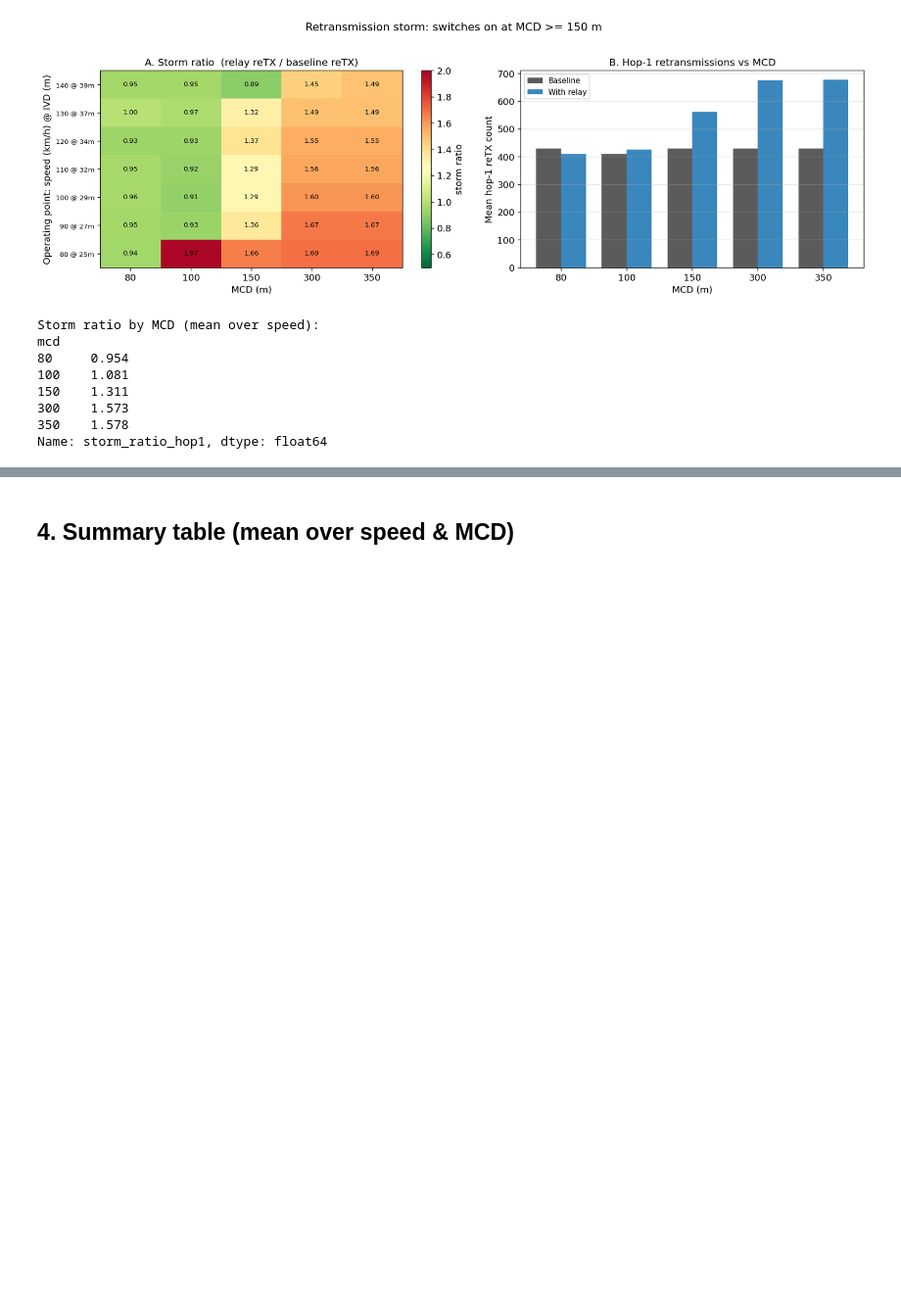
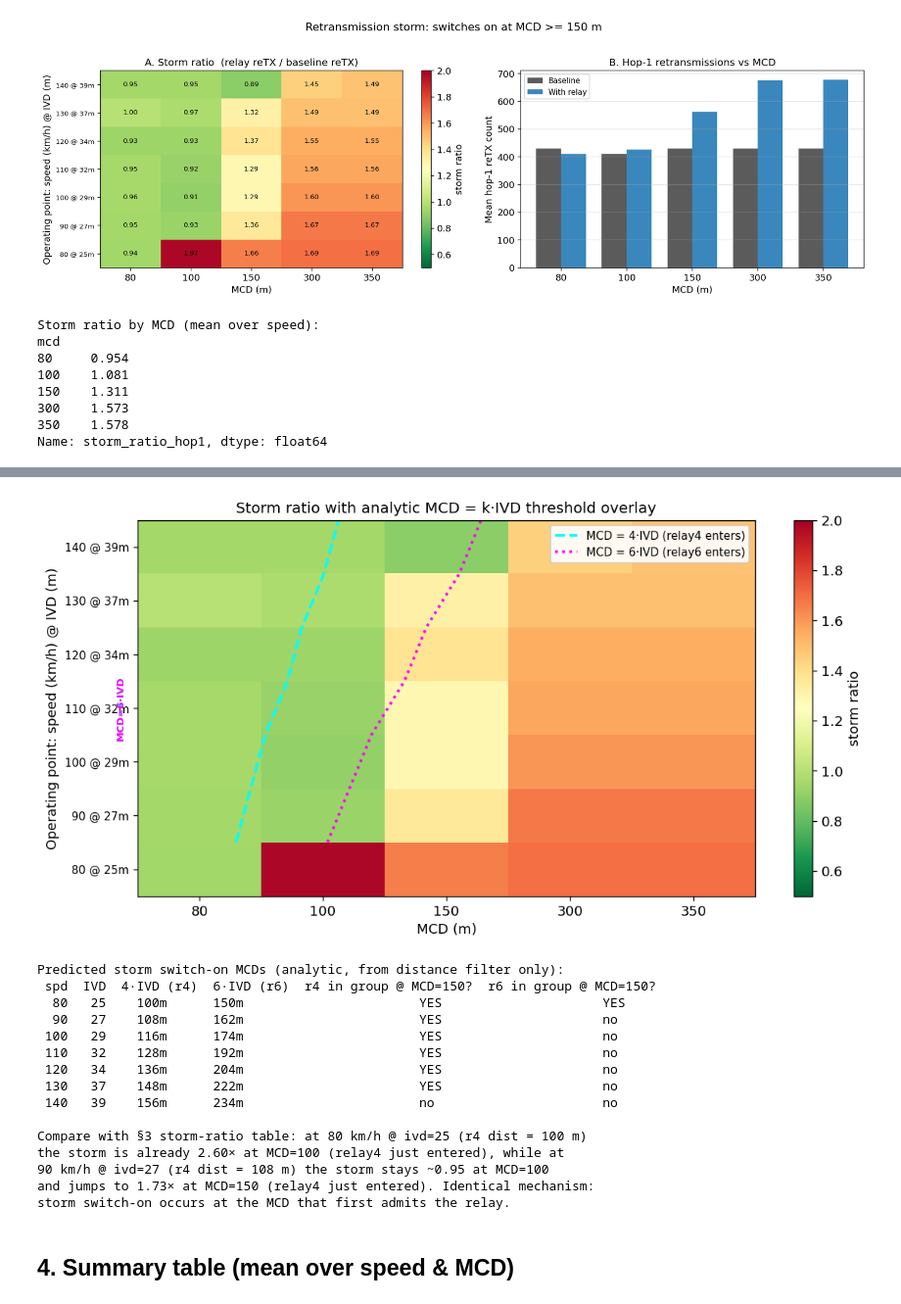
Before and after one commit to 0had0/groupcast-adaptation-ns3, a Jupyter notebook: scratch_overlay/relay_storm_eval/analysis.ipynb, the cells around one changed output, grey strips where cells are left out. Shown at 98% size. Drawn from its saved outputs; the diff is of its cells as text; code cells hidden in the pictures; blank space fills up the shorter version.

```diff
--- a/scratch_overlay/relay_storm_eval/analysis.ipynb
+++ b/scratch_overlay/relay_storm_eval/analysis.ipynb
@@ -427,3 +501,81 @@ Name: storm_ratio_hop1, dtype: float64
+# %%
+# Overlay the MCD = 4·IVD and MCD = 6·IVD threshold curves on the storm-ratio heatmap.
+# For each operating point (s, IVD), the storm should switch on at MCD ≥ 4·IVD (relay4
+# enters) and worsen again as the leader's group grows further.
+fig3b, ax = plt.subplots(1, 1, figsize=(10, 5.2))
+
+# Plot the same storm heatmap as in §3
+im = ax.imshow(piv.values, aspect='auto', cmap='RdYlGn_r', vmin=0.5, vmax=2.0,
+               origin='lower')
+ax.set_xticks(range(len(MCDS))); ax.set_xticklabels(MCDS)
+ax.set_yticks(range(len(SPEEDS)))
+ax.set_yticklabels([f'{s} @ {IVD_BY_SPEED[s]:.0f}m' for s in SPEEDS], fontsize=9)
+ax.set_xlabel('MCD (m)')
+ax.set_ylabel('Operating point: speed (km/h) @ IVD (m)')
+ax.set_title('Storm ratio with analytic MCD = k·IVD threshold overlay')
+
+# Continuous threshold curves: MCD = k·IVD for k=4 (relay4 enters) and k=6 (relay6 enters)
+mcd_grid = np.linspace(50, 400, 500)
+for k, ls, col, lab in [(4, '--', 'cyan', 'MCD = 4·IVD (relay4 enters)'),
+                        (6, ':',  'magenta', 'MCD = 6·IVD (relay6 enters)')]:
+    # for each speed index i, the corresponding IVD is IVD_BY_SPEED[s]
+    ivd_at_y = [IVD_BY_SPEED[s] for s in SPEEDS]
+    # build the (x_continuous, y_continuous) line
+    xs, ys = [], []
+    for ivd, y in zip(ivd_at_y, range(len(SPEEDS))):
+        # x position where MCD = k·ivd
+        x_mcd = k * ivd
+        if 80 <= x_mcd <= 350:
+            xs.append(x_mcd); ys.append(y + 0.5)
+    if xs:
+        ax.plot([(x-80)/(350-80)*4 for x in xs], ys, ls, color=col, lw=2.2,
+                label=lab)
+# Annotated MCD values on left edge
+for k, col in [(4, 'cyan'), (6, 'magenta')]:
+    ax.text(-0.02, 0.5, f'MCD={k}·IVD',
+            transform=ax.transAxes, rotation=90, va='center', ha='right',
+            color=col, fontsize=8, fontweight='bold')
+
+cb = fig3b.colorbar(im, ax=ax); cb.set_label('storm ratio')
+ax.legend(loc='upper right', fontsize=9, framealpha=0.9)
+fig3b.tight_layout()
+fig3b.savefig(RESULTS / 'fig3b_storm_threshold_overlay.pdf')
+fig3b.savefig(RESULTS / 'fig3b_storm_threshold_overlay.png')
+plt.show()
+
+# Print the actual MCDs that cross the relay4 and relay6 threshold per operating point
+print('Predicted storm switch-on MCDs (analytic, from distance filter only):')
+print(f'{"spd":>4}  {"IVD":>3}  {"4·IVD (r4)":>9}  {"6·IVD (r6)":>9}  '
+      f'{"r4 in group @ MCD=150?":>22}  {"r6 in group @ MCD=150?":>22}')
+for s in SPEEDS:
+    ivd = IVD_BY_SPEED[s]
+    th4, th6 = 4*ivd, 6*ivd
+    r4_150 = 'YES' if 150 >= th4 else 'no '
+    r6_150 = 'YES' if 150 >= th6 else 'no '
+    print(f'{s:>4}  {ivd:>3}  {th4:>5}m    {th6:>5}m    {r4_150:>22}  {r6_150:>22}')
+print()
+print('Compare with §3 storm-ratio table: at 80 km/h @ ivd=25 (r4 dist = 100 m)')
+print('the storm is already 2.60× at MCD=100 (relay4 just entered), while at')
+print('90 km/h @ ivd=27 (r4 dist = 108 m) the storm stays ~0.95 at MCD=100')
+print('and jumps to 1.73× at MCD=150 (relay4 just entered). Identical mechanism:')
+print('storm switch-on occurs at the MCD that first admits the relay.')
+# %% [output]
+[figure, added]
+Predicted storm switch-on MCDs (analytic, from distance filter only):
+ spd  IVD  4·IVD (r4)  6·IVD (r6)  r4 in group @ MCD=150?  r6 in group @ MCD=150?
+  80   25    100m      150m                       YES                     YES
+  90   27    108m      162m                       YES                     no
+ 100   29    116m      174m                       YES                     no
+ 110   32    128m      192m                       YES                     no
+ 120   34    136m      204m                       YES                     no
+ 130   37    148m      222m                       YES                     no
+ 140   39    156m      234m                       no                      no
+
+Compare with §3 storm-ratio table: at 80 km/h @ ivd=25 (r4 dist = 100 m)
+the storm is already 2.60× at MCD=100 (relay4 just entered), while at
+90 km/h @ ivd=27 (r4 dist = 108 m) the storm stays ~0.95 at MCD=100
+and jumps to 1.73× at MCD=150 (relay4 just entered). Identical mechanism:
+storm switch-on occurs at the MCD that first admits the relay.
 # %% [markdown]
 ## 4. Summary table (mean over speed & MCD)
 # %%
```
Also changed, not shown: parts of 2 cells of this notebook, 3 other files.
